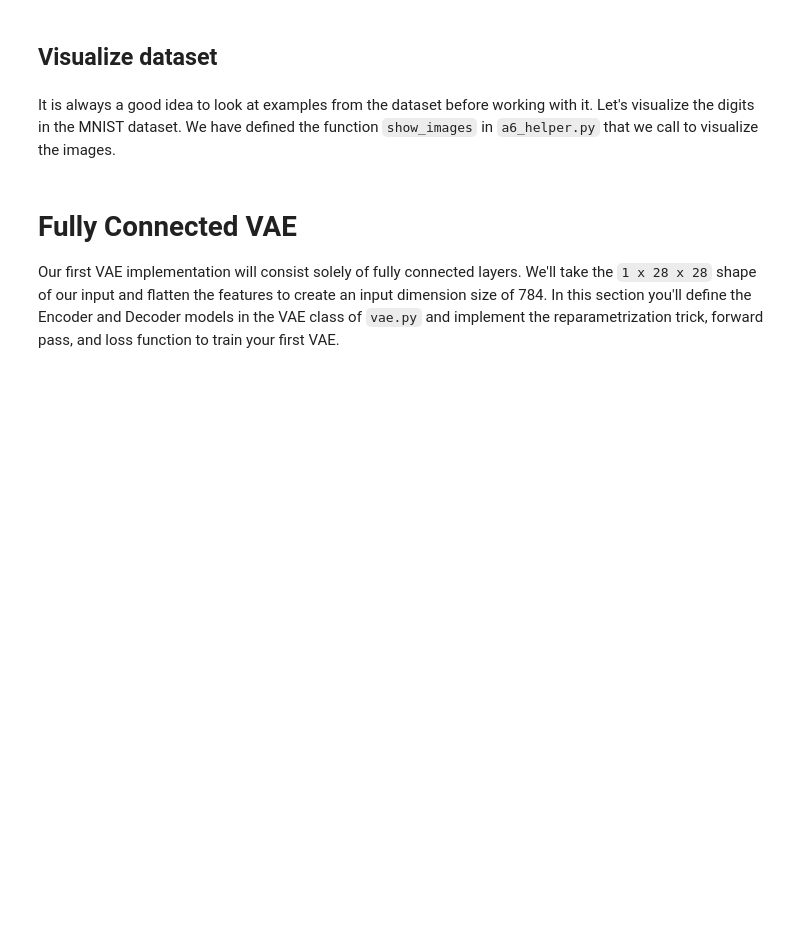
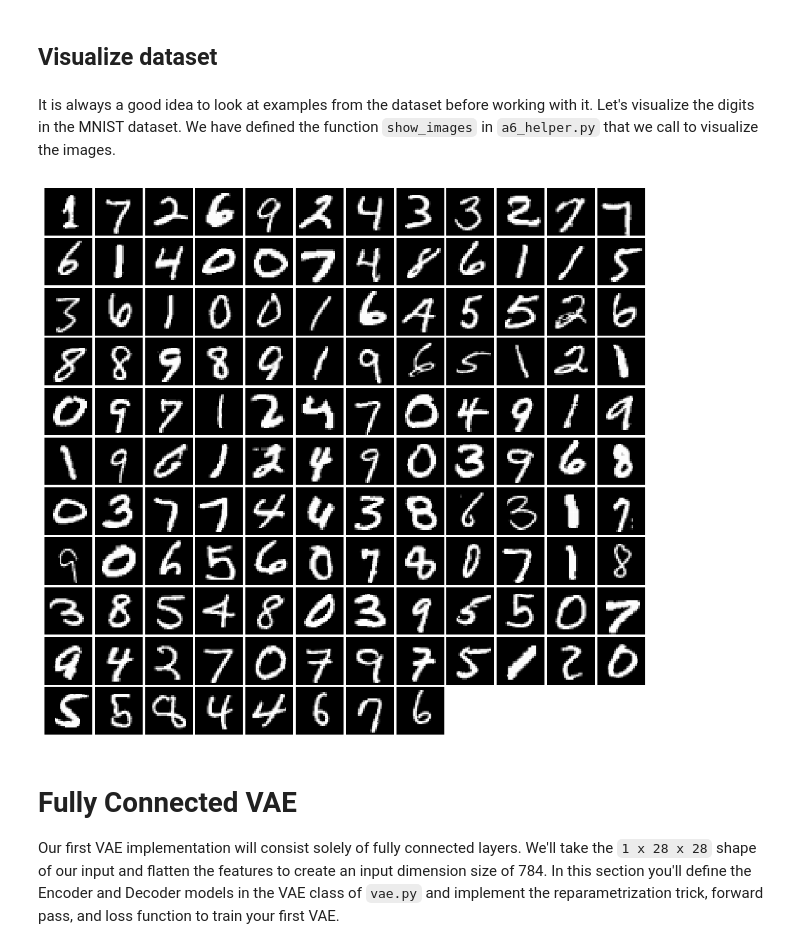
Before and after one commit to cyrus28214/EECS598-solutions, a Jupyter notebook: A6/variational_autoencoders.ipynb, the cells around one changed output. Drawn from its saved outputs; the diff is of its cells as text; code cells hidden in the pictures; blank space fills up the shorter version.

```diff
--- a/A6/variational_autoencoders.ipynb
+++ b/A6/variational_autoencoders.ipynb
@@ -120,8 +127,10 @@ It is always a good idea to look at examples from the dataset before working wit
 # %%
 from a6_helper import show_images
 
-imgs = loader_train.__iter__().next()[0].view(batch_size, 784)
+imgs = next(loader_train.__iter__())[0].view(batch_size, 784)
 show_images(imgs)
+# %% [output]
+[figure, added]
 # %% [markdown]
 # Fully Connected VAE
 
```
Also changed, not shown: parts of 3 cells of this notebook.
